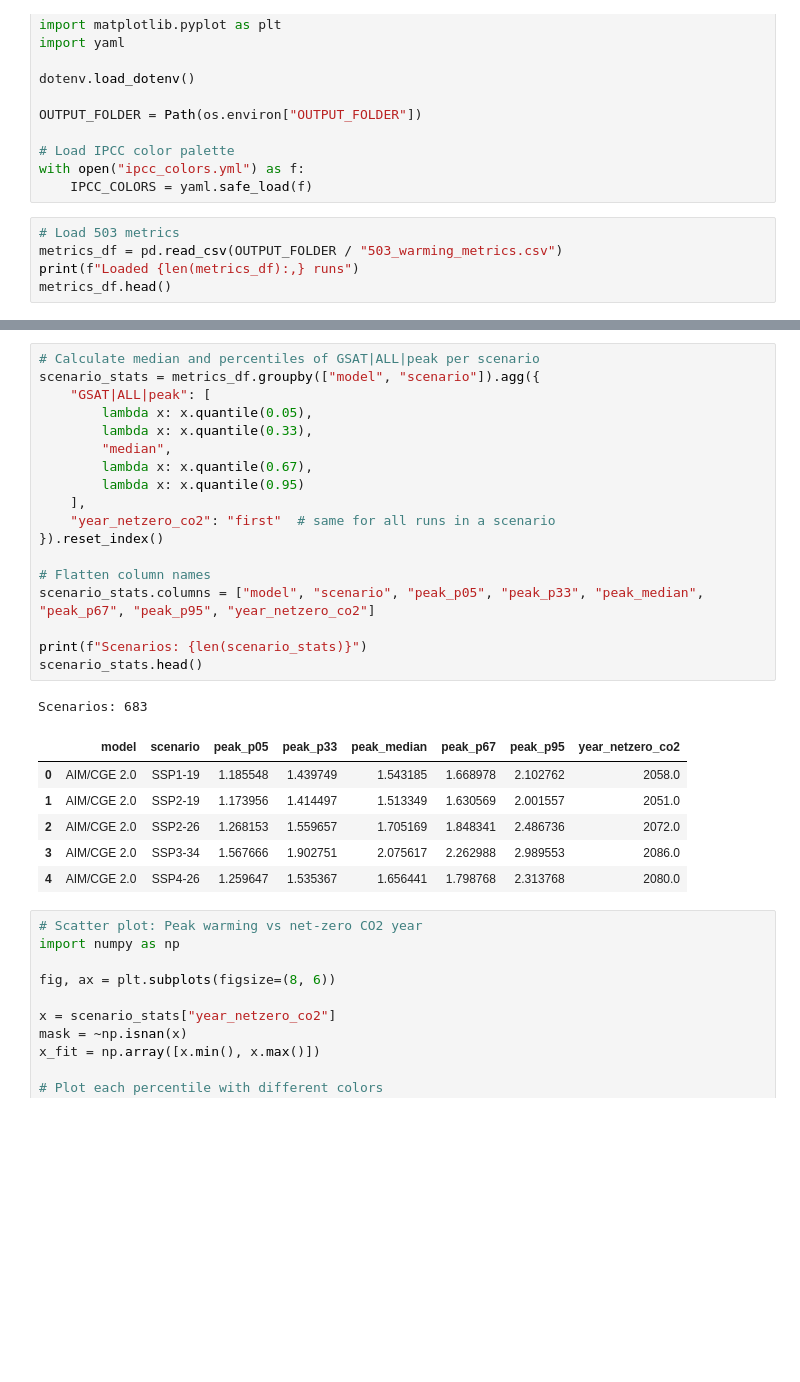
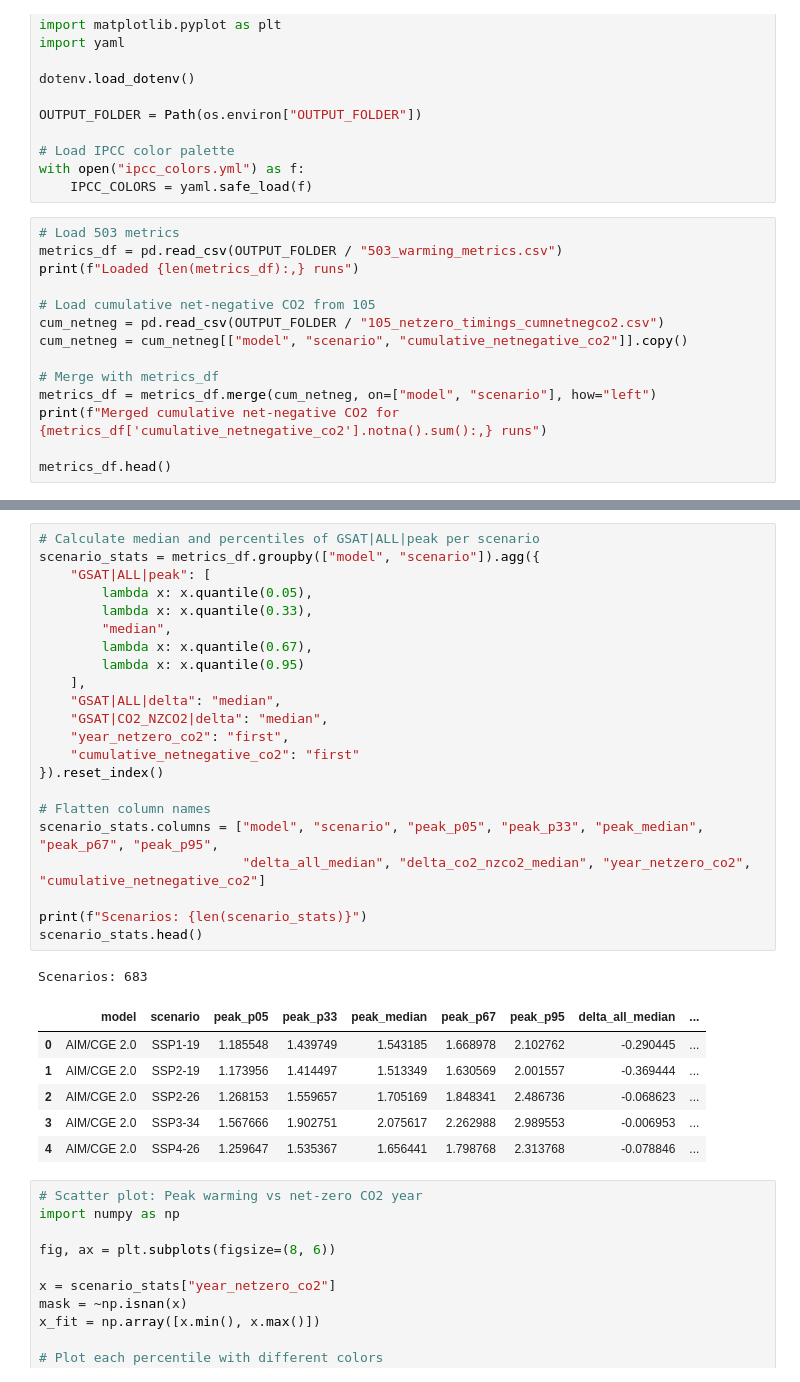
Before and after one commit to gaurav-ganti/netzero_assessment, a Jupyter notebook: analysis/504_peak_warming_vs_netzero.ipynb, the cells around one changed output, grey strips where cells are left out. Cells and saved outputs as stored; diff of their text form; blank space fills up the shorter version.

Commit message:
Update 504 to include notebook on decline versus negative emissions

```diff
--- a/analysis/504_peak_warming_vs_netzero.ipynb
+++ b/analysis/504_peak_warming_vs_netzero.ipynb
@@ -22,6 +22,15 @@ with open("ipcc_colors.yml") as f:
 # Load 503 metrics
 metrics_df = pd.read_csv(OUTPUT_FOLDER / "503_warming_metrics.csv")
 print(f"Loaded {len(metrics_df):,} runs")
+
+# Load cumulative net-negative CO2 from 105
+cum_netneg = pd.read_csv(OUTPUT_FOLDER / "105_netzero_timings_cumnetnegco2.csv")
+cum_netneg = cum_netneg[["model", "scenario", "cumulative_netnegative_co2"]].copy()
+
+# Merge with metrics_df
+metrics_df = metrics_df.merge(cum_netneg, on=["model", "scenario"], how="left")
+print(f"Merged cumulative net-negative CO2 for {metrics_df['cumulative_netnegative_co2'].notna().sum():,} runs")
+
 metrics_df.head()
 # %% [output]
 Loaded 409,800 runs
@@ -35,29 +45,33 @@ Loaded 409,800 runs
 # %%
 # Calculate median and percentiles of GSAT|ALL|peak per scenario
 scenario_stats = metrics_df.groupby(["model", "scenario"]).agg({
     "GSAT|ALL|peak": [
         lambda x: x.quantile(0.05),
         lambda x: x.quantile(0.33),
         "median",
         lambda x: x.quantile(0.67),
         lambda x: x.quantile(0.95)
     ],
-    "year_netzero_co2": "first"  # same for all runs in a scenario
+    "GSAT|ALL|delta": "median",
+    "GSAT|CO2_NZCO2|delta": "median",
+    "year_netzero_co2": "first",
+    "cumulative_netnegative_co2": "first"
 }).reset_index()
 
 # Flatten column names
-scenario_stats.columns = ["model", "scenario", "peak_p05", "peak_p33", "peak_median", "peak_p67", "peak_p95", "year_netzero_co2"]
+scenario_stats.columns = ["model", "scenario", "peak_p05", "peak_p33", "peak_median", "peak_p67", "peak_p95",
+                          "delta_all_median", "delta_co2_nzco2_median", "year_netzero_co2", "cumulative_netnegative_co2"]
 
 print(f"Scenarios: {len(scenario_stats)}")
 scenario_stats.head()
 # %% [output]
 Scenarios: 683
-|  | model | scenario | peak_p05 | peak_p33 | peak_median | peak_p67 | peak_p95 | year_netzero_co2 |
-| 0 | AIM/CGE 2.0 | SSP1-19 | 1.185548 | 1.439749 | 1.543185 | 1.668978 | 2.102762 | 2058.0 |
-| 1 | AIM/CGE 2.0 | SSP2-19 | 1.173956 | 1.414497 | 1.513349 | 1.630569 | 2.001557 | 2051.0 |
-| 2 | AIM/CGE 2.0 | SSP2-26 | 1.268153 | 1.559657 | 1.705169 | 1.848341 | 2.486736 | 2072.0 |
-| 3 | AIM/CGE 2.0 | SSP3-34 | 1.567666 | 1.902751 | 2.075617 | 2.262988 | 2.989553 | 2086.0 |
-| 4 | AIM/CGE 2.0 | SSP4-26 | 1.259647 | 1.535367 | 1.656441 | 1.798768 | 2.313768 | 2080.0 |
+|  | model | scenario | peak_p05 | peak_p33 | peak_median | peak_p67 | peak_p95 | delta_all_median | ... |
+| 0 | AIM/CGE 2.0 | SSP1-19 | 1.185548 | 1.439749 | 1.543185 | 1.668978 | 2.102762 | -0.290445 | ... |
+| 1 | AIM/CGE 2.0 | SSP2-19 | 1.173956 | 1.414497 | 1.513349 | 1.630569 | 2.001557 | -0.369444 | ... |
+| 2 | AIM/CGE 2.0 | SSP2-26 | 1.268153 | 1.559657 | 1.705169 | 1.848341 | 2.486736 | -0.068623 | ... |
+| 3 | AIM/CGE 2.0 | SSP3-34 | 1.567666 | 1.902751 | 2.075617 | 2.262988 | 2.989553 | -0.006953 | ... |
+| 4 | AIM/CGE 2.0 | SSP4-26 | 1.259647 | 1.535367 | 1.656441 | 1.798768 | 2.313768 | -0.078846 | ... |
 # %%
 # Scatter plot: Peak warming vs net-zero CO2 year
 import numpy as np
```
Also changed, not shown: parts of 3 cells of this notebook.
